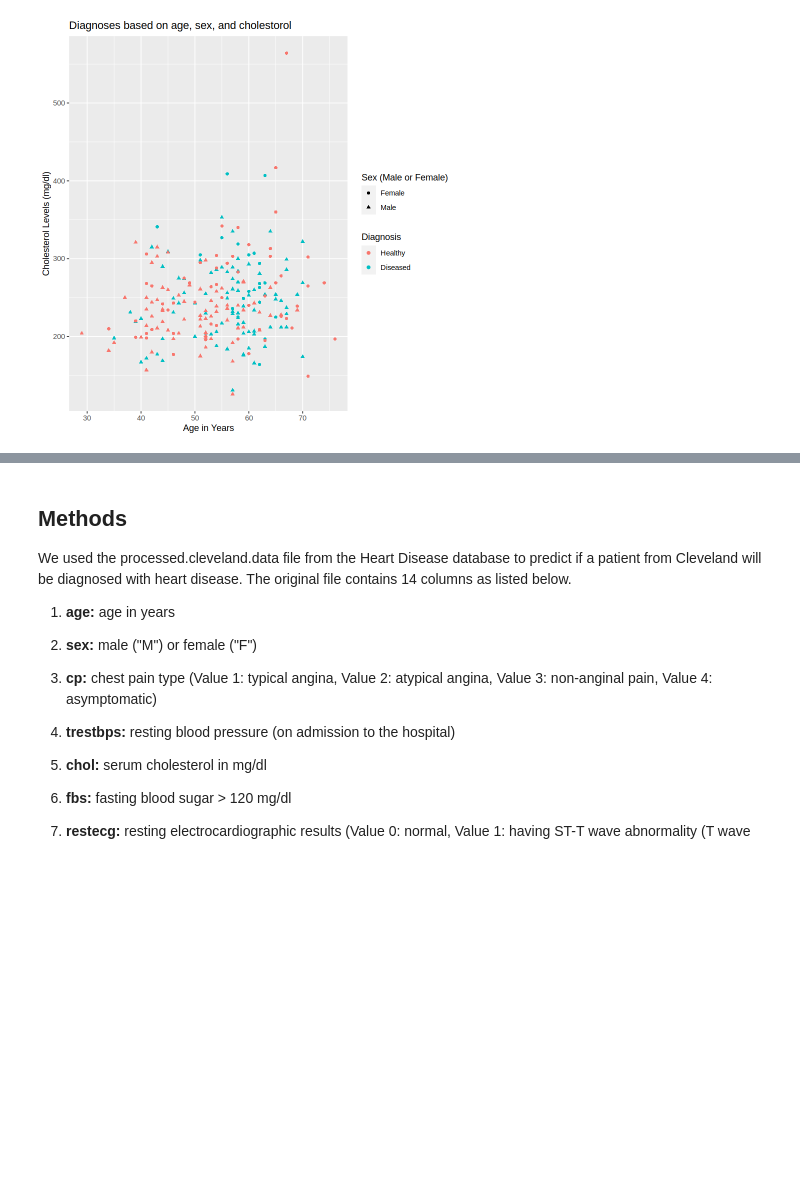
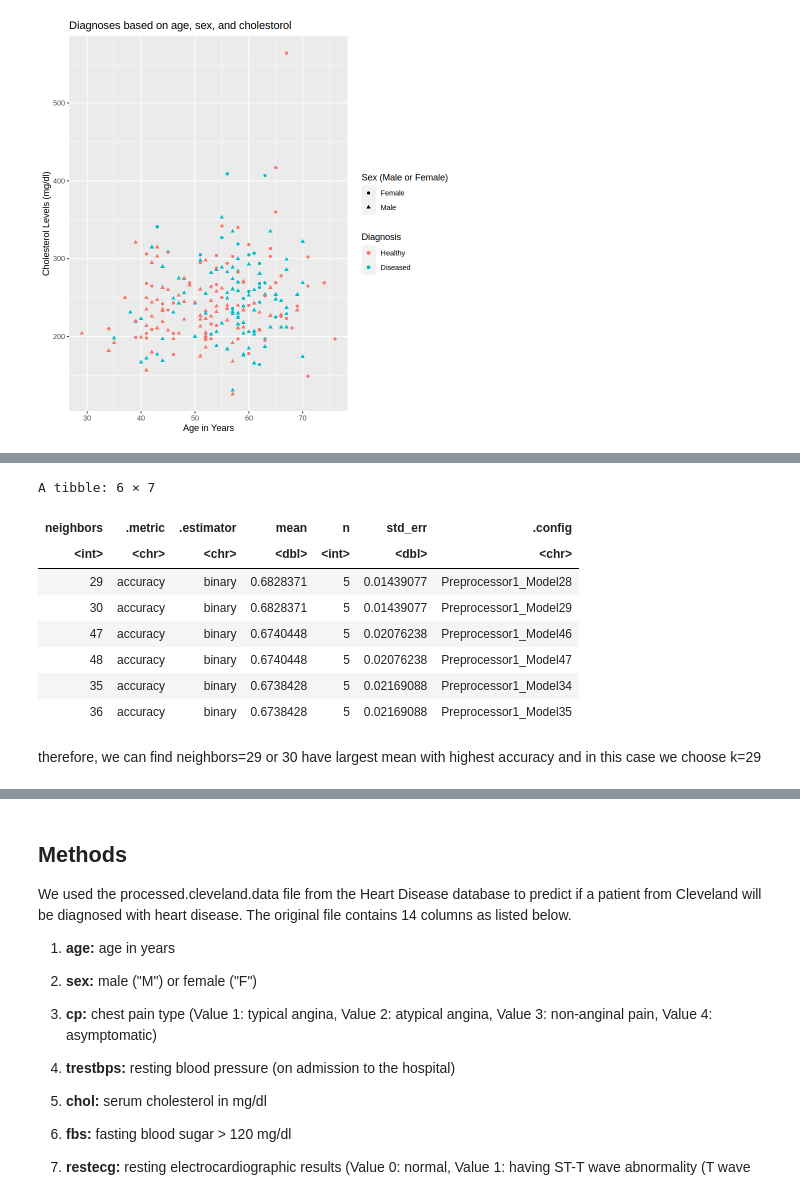
Before and after one commit to bkoschel/dsci100-project, a Jupyter notebook: heart-disease.ipynb, the cells around one changed output, grey strips where cells are left out. Cells and saved outputs as stored; diff of their text form; code cells hidden in the pictures; blank space fills up the shorter version.

```diff
--- a/heart-disease.ipynb
+++ b/heart-disease.ipynb
@@ -239,3 +258,17 @@ A tibble: 49 × 7
 | 49 | accuracy | binary | 0.6522090 | 5 | 0.02705885 | Preprocessor1_Model48 |
 | 50 | accuracy | binary | 0.6522090 | 5 | 0.02705885 | Preprocessor1_Model49 |
 [figure]
+# %%
+heart_accuracy|>arrange(desc(mean))|>head()
+# %% [output]
+A tibble: 6 × 7
+| neighbors | .metric | .estimator | mean | n | std_err | .config |
+| <int> | <chr> | <chr> | <dbl> | <int> | <dbl> | <chr> |
+| 29 | accuracy | binary | 0.6828371 | 5 | 0.01439077 | Preprocessor1_Model28 |
+| 30 | accuracy | binary | 0.6828371 | 5 | 0.01439077 | Preprocessor1_Model29 |
+| 47 | accuracy | binary | 0.6740448 | 5 | 0.02076238 | Preprocessor1_Model46 |
+| 48 | accuracy | binary | 0.6740448 | 5 | 0.02076238 | Preprocessor1_Model47 |
+| 35 | accuracy | binary | 0.6738428 | 5 | 0.02169088 | Preprocessor1_Model34 |
+| 36 | accuracy | binary | 0.6738428 | 5 | 0.02169088 | Preprocessor1_Model35 |
+# %% [markdown]
+therefore, we can find neighbors=29 or 30  have largest mean with highest accuracy and in this case we choose k=29
```
Also changed, not shown: parts of 7 cells of this notebook.
